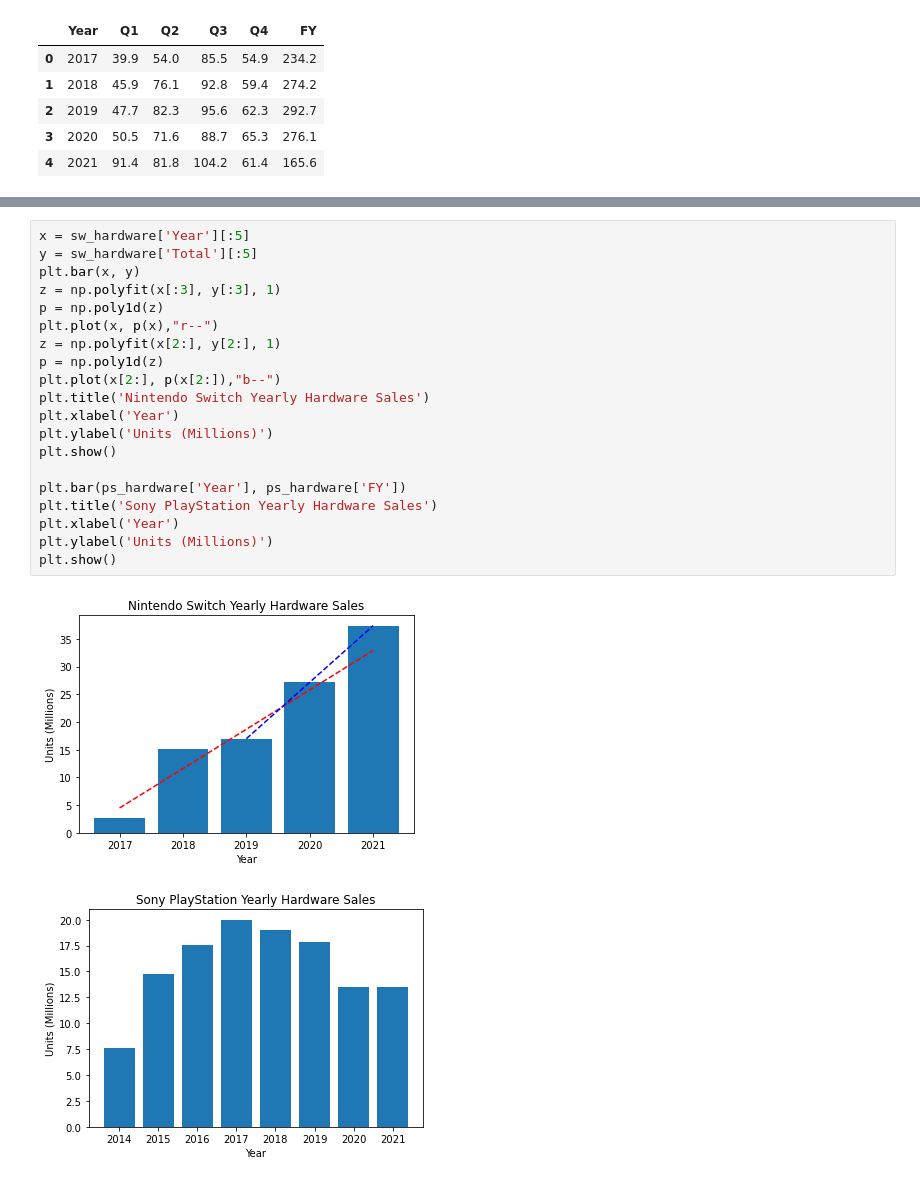
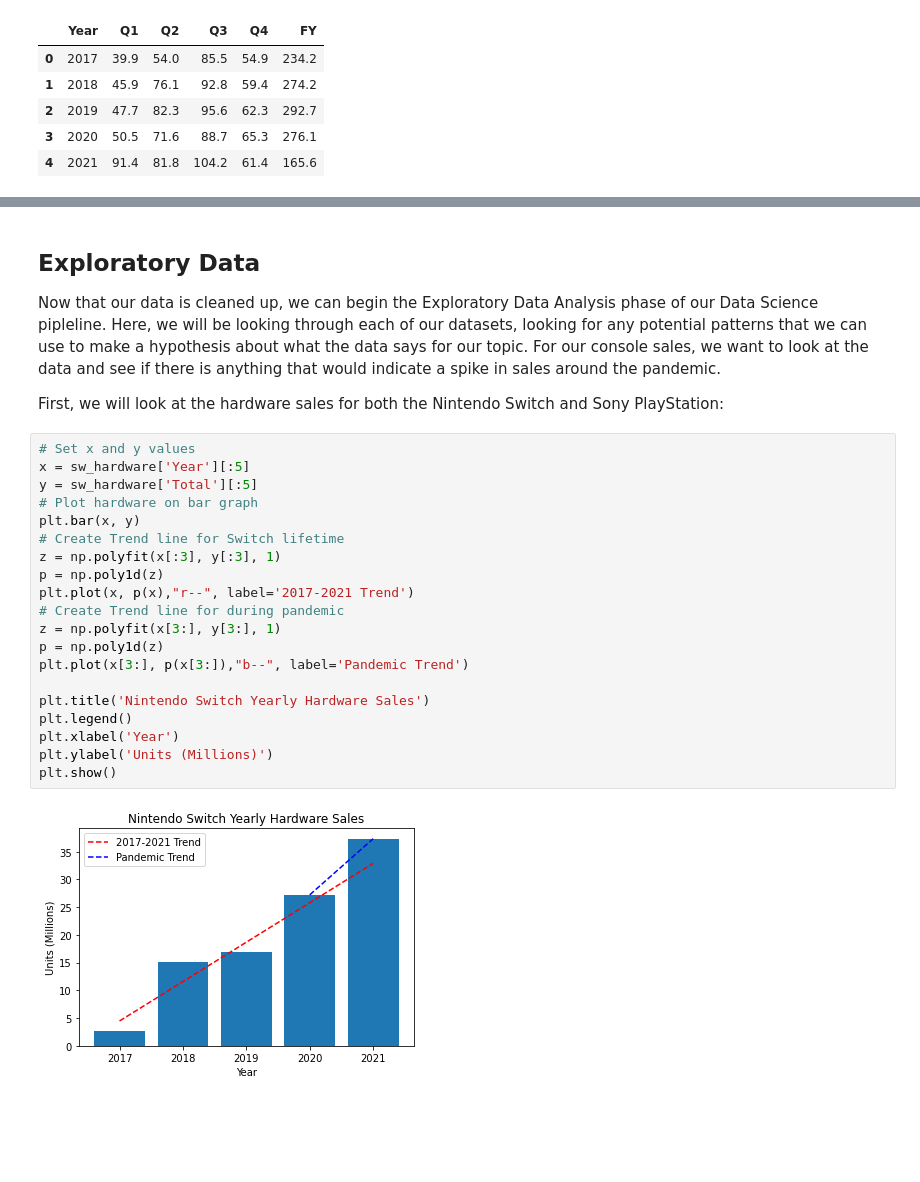
Before and after one commit to codenobacon4u/cmsc320-final-pandemic-gaming, a Jupyter notebook: FinalTutorial.ipynb, the cells around one changed output, grey strips where cells are left out. Drawn from its saved outputs; the diff is of its cells as text; blank space fills up the shorter version.

Commit message:
Added Initial Analysis Graphs

```diff
--- a/FinalTutorial.ipynb
+++ b/FinalTutorial.ipynb
@@ -230,23 +254,27 @@ display(ps_software)
+# %% [markdown]
+## Exploratory Data
+Now that our data is cleaned up, we can begin the Exploratory Data Analysis phase of our Data Science pipleline. Here, we will be looking through each of our datasets, looking for any potential patterns that we can use to make a hypothesis about what the data says for our topic. For our console sales, we want to look at the data and see if there is anything that would indicate a spike in sales around the pandemic.
+
+First, we will look at the hardware sales for both the Nintendo Switch and Sony PlayStation:
 # %%
+# Set x and y values
 x = sw_hardware['Year'][:5]
 y = sw_hardware['Total'][:5]
+# Plot hardware on bar graph
 plt.bar(x, y)
+# Create Trend line for Switch lifetime
 z = np.polyfit(x[:3], y[:3], 1)
 p = np.poly1d(z)
-plt.plot(x, p(x),"r--")
-z = np.polyfit(x[2:], y[2:], 1)
+plt.plot(x, p(x),"r--", label='2017-2021 Trend')
+# Create Trend line for during pandemic
+z = np.polyfit(x[3:], y[3:], 1)
 p = np.poly1d(z)
-plt.plot(x[2:], p(x[2:]),"b--")
+plt.plot(x[3:], p(x[3:]),"b--", label='Pandemic Trend')
+
 plt.title('Nintendo Switch Yearly Hardware Sales')
+plt.legend()
 plt.xlabel('Year')
 plt.ylabel('Units (Millions)')
 plt.show()
-
-plt.bar(ps_hardware['Year'], ps_hardware['FY'])
-plt.title('Sony PlayStation Yearly Hardware Sales')
-plt.xlabel('Year')
-plt.ylabel('Units (Millions)')
-plt.show()
 # %% [output]
-[figure, old version]
+[figure, new version]
-[figure, removed]
```
Also changed, not shown: parts of 19 cells of this notebook.
